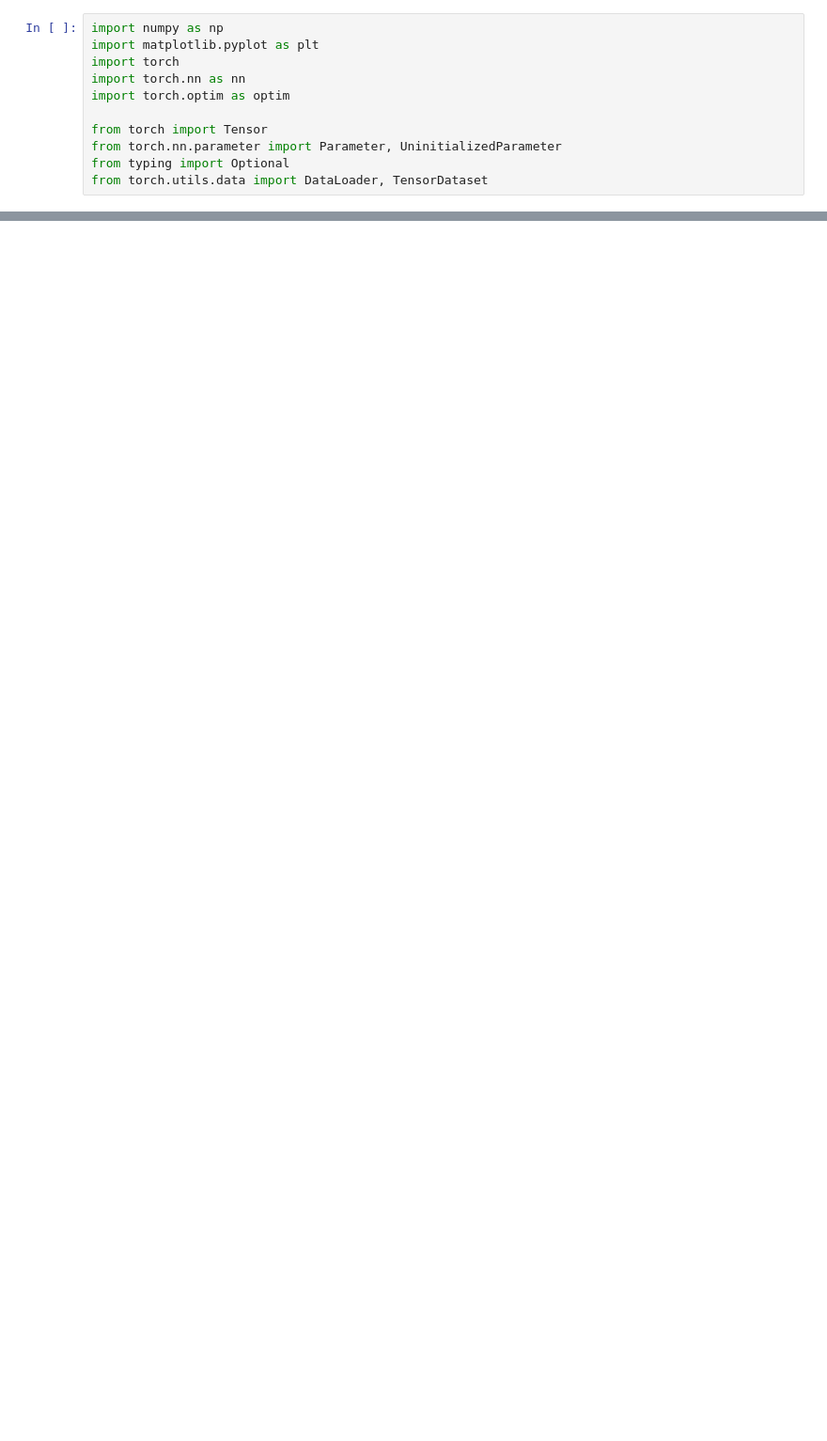
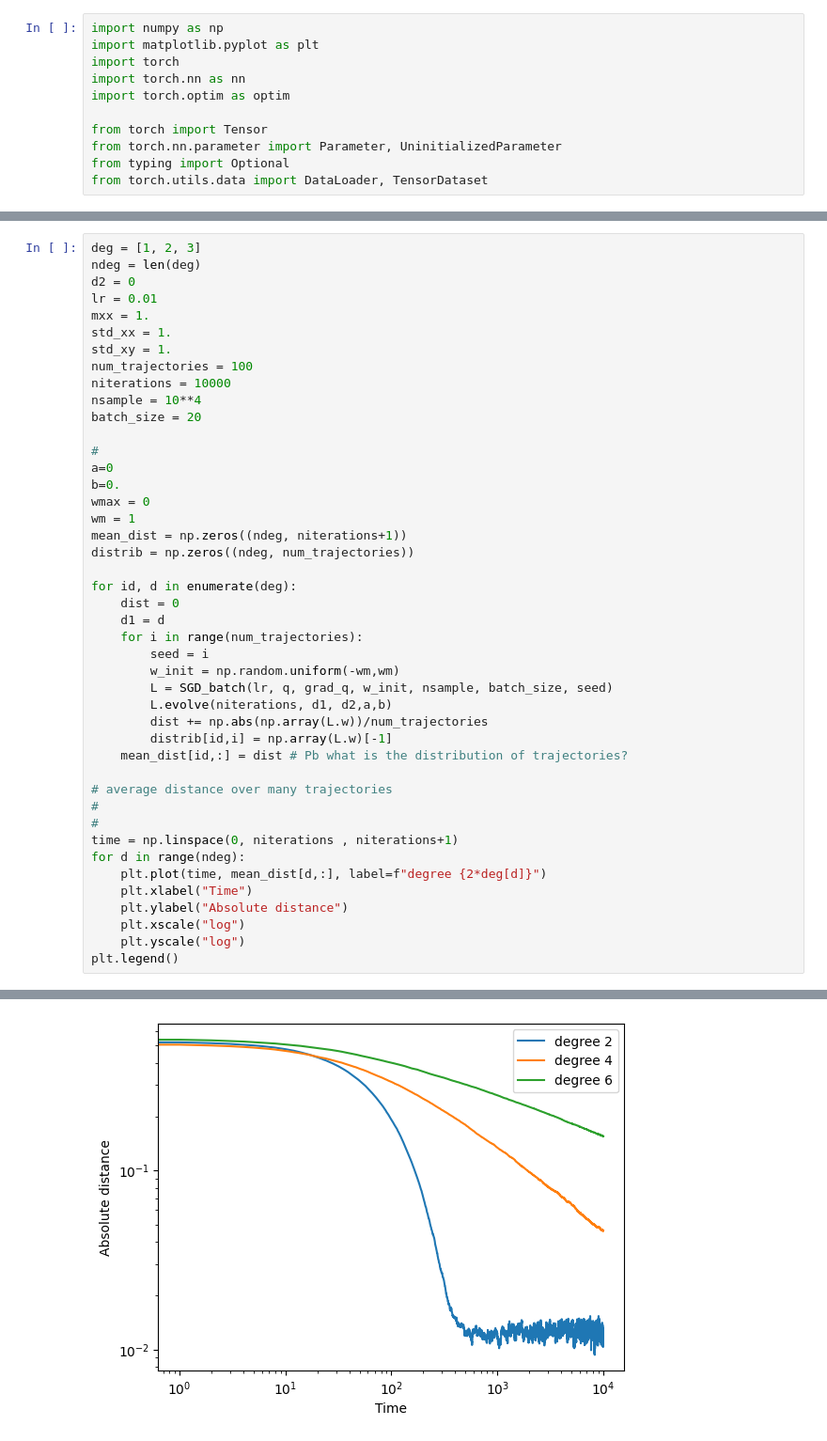
Before and after one commit to gcorlouer/sgd_on_singularities, a Jupyter notebook: experiments/sgd1d_convergence.ipynb, the cells around one changed output, grey strips where cells are left out. Shown: that part at 94% size. Drawn from its saved outputs; the diff is of its cells as text; blank space fills up the shorter version.

```diff
--- a/experiments/sgd1d_convergence.ipynb
+++ b/experiments/sgd1d_convergence.ipynb
@@ -157,0 +265,45 @@ TypeError: 'other' must be an instance of matplotlib.axes._base._AxesBase, not a
+# %%
+deg = [1, 2, 3]
+ndeg = len(deg)
+d2 = 0
+lr = 0.01
+mxx = 1.
+std_xx = 1.
+std_xy = 1.
+num_trajectories = 100
+niterations = 10000
+nsample = 10**4
+batch_size = 20
+
+#
+a=0
+b=0.
+wmax = 0
+wm = 1
+mean_dist = np.zeros((ndeg, niterations+1))
+distrib = np.zeros((ndeg, num_trajectories))
+
+for id, d in enumerate(deg):
+    dist = 0
+    d1 = d
+    for i in range(num_trajectories):
+        seed = i
+        w_init = np.random.uniform(-wm,wm)
+        L = SGD_batch(lr, q, grad_q, w_init, nsample, batch_size, seed)
+        L.evolve(niterations, d1, d2,a,b)
+        dist += np.abs(np.array(L.w))/num_trajectories
+        distrib[id,i] = np.array(L.w)[-1]
+    mean_dist[id,:] = dist # Pb what is the distribution of trajectories?
+
+# average distance over many trajectories
+#
+#
+time = np.linspace(0, niterations , niterations+1)
+for d in range(ndeg):
+    plt.plot(time, mean_dist[d,:], label=f"degree {2*deg[d]}")
+    plt.xlabel("Time")
+    plt.ylabel("Absolute distance")
+    plt.xscale("log")
+    plt.yscale("log")
+plt.legend()
+# %% [output]
@@ -157,0 +311 @@ TypeError: 'other' must be an instance of matplotlib.axes._base._AxesBase, not a
+[figure, added]
```
Also changed, not shown: parts of 9 cells of this notebook, 1 other file.
